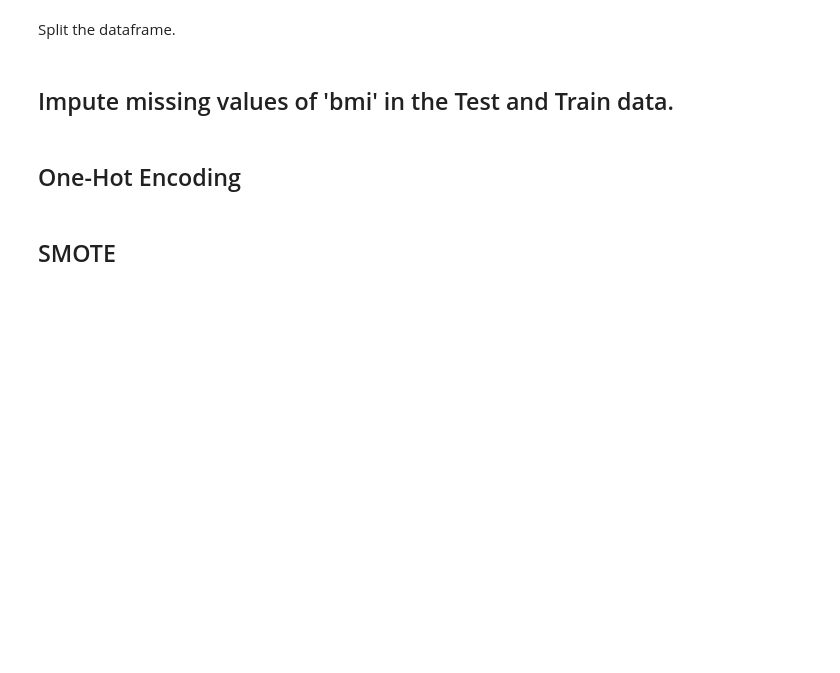
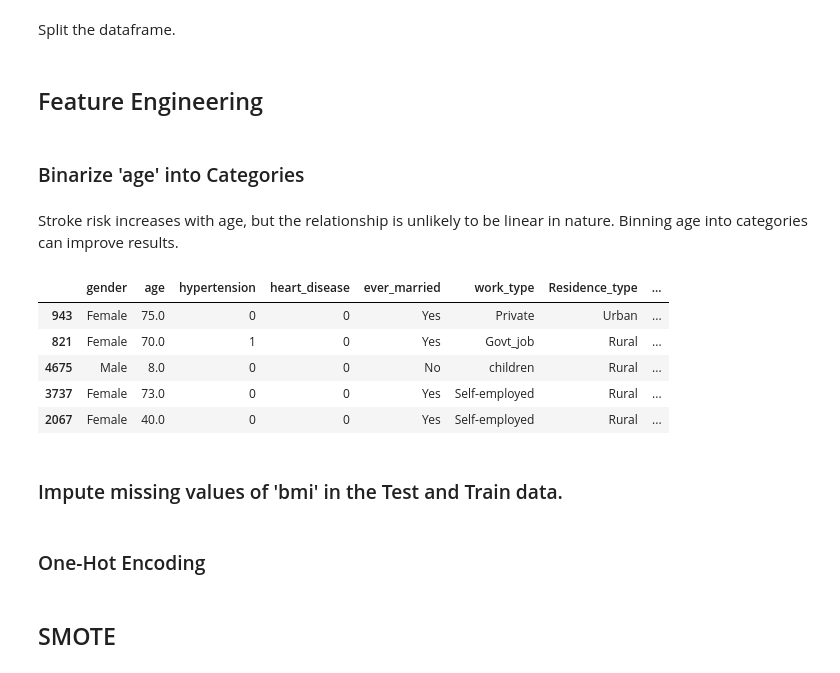
Before and after one commit to johnpospisil/stroke-prediction, a Jupyter notebook: stroke-prediction.ipynb, the cells around one changed output. Saved outputs shown, nothing was run; the diff lists cells and outputs as text; code cells hidden in the pictures; blank space fills up the shorter version.

```diff
--- a/stroke-prediction.ipynb
+++ b/stroke-prediction.ipynb
@@ -271,3 +263,9 @@ from sklearn.model_selection import train_test_split
 X_train, X_test, y_train, y_test = train_test_split(
     X, y, test_size=0.2, random_state=0, stratify=y
 )
+# %% [markdown]
+## Feature Engineering
+# %% [markdown]
+### Binarize 'age' into Categories
+# %% [markdown]
+Stroke risk increases with age, but the relationship is unlikely to be linear in nature. Binning age into categories can improve results.
@@ -274,5 +280,14 @@ X_train, X_test, y_train, y_test = train_test_split(
+# %%
+X_train.head()
+# %% [output]
+|  | gender | age | hypertension | heart_disease | ever_married | work_type | Residence_type | ... |
+| 943 | Female | 75.0 | 0 | 0 | Yes | Private | Urban | ... |
+| 821 | Female | 70.0 | 1 | 0 | Yes | Govt_job | Rural | ... |
+| 4675 | Male | 8.0 | 0 | 0 | No | children | Rural | ... |
+| 3737 | Female | 73.0 | 0 | 0 | Yes | Self-employed | Rural | ... |
+| 2067 | Female | 40.0 | 0 | 0 | Yes | Self-employed | Rural | ... |
 # %% [markdown]
-## Impute missing values of 'bmi' in the Test and Train data.
+### Impute missing values of 'bmi' in the Test and Train data.
 # %%
 # Group by relevant features and calculate median/mean for BMI
 grouped_median = X_train.groupby(['gender', 'smoking_status'])['bmi'].median()
@@ -290,7 +305,7 @@ X_train = impute_bmi(X_train, grouped_median)
 # Impute BMI in test data using training grouped median
 X_test = impute_bmi(X_test, grouped_median)
 # %% [markdown]
-## One-Hot Encoding
+### One-Hot Encoding
 # %%
 from sklearn.preprocessing import OneHotEncoder
 
```
Also changed, not shown: parts of 20 cells of this notebook.
